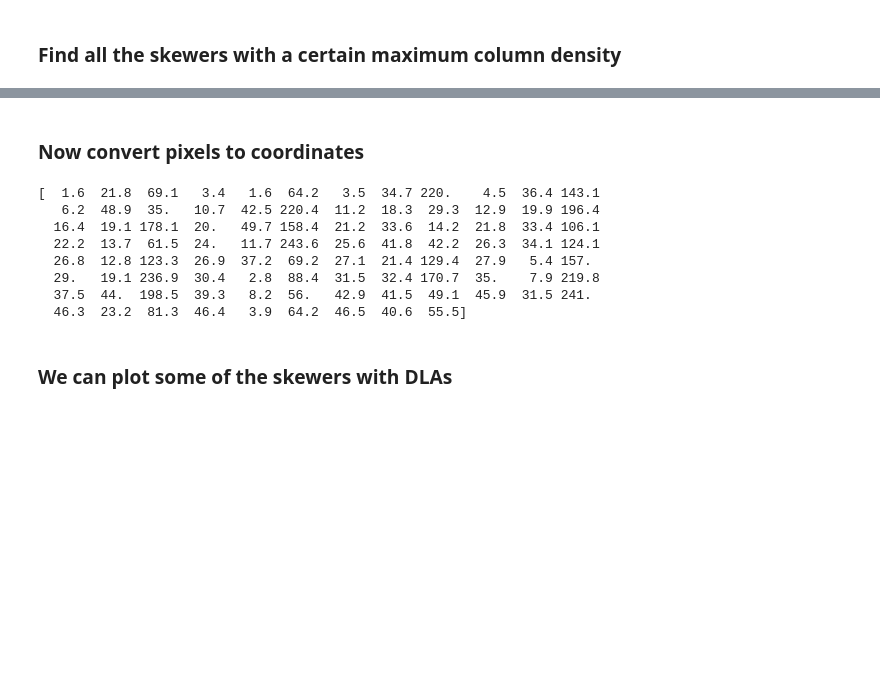
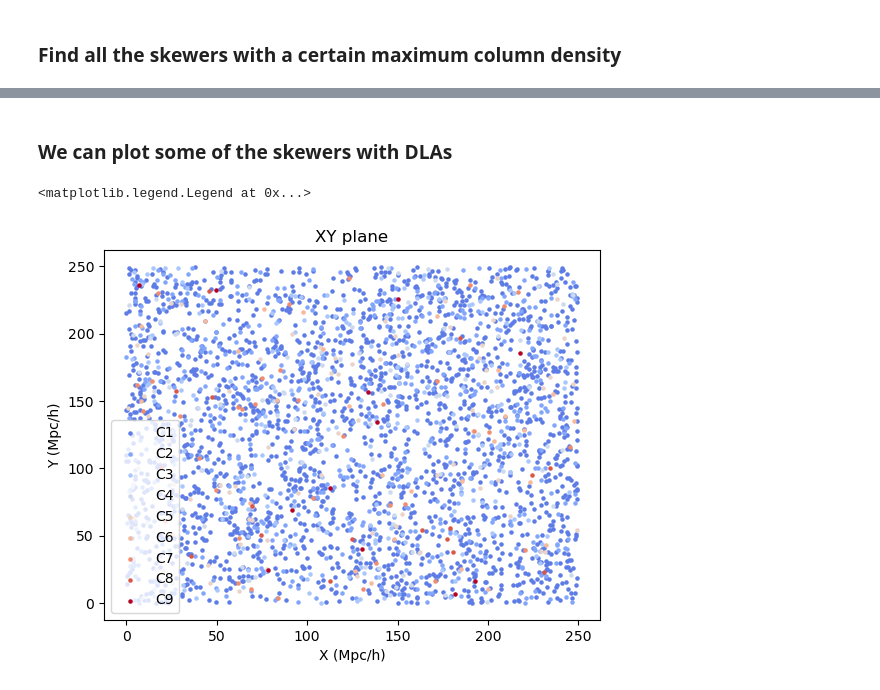
Before and after one commit to andreufont/astrid_hcd, a Jupyter notebook: DLAs_positions.ipynb, the cells around one changed output, grey strips where cells are left out. Cells and saved outputs as stored; diff of their text form; code cells hidden in the pictures; blank space fills up the shorter version.

```diff
--- a/DLAs_positions.ipynb
+++ b/DLAs_positions.ipynb
@@ -86,25 +84,16 @@ tau_on.shape
-# %%
-z=np.array([])
-for i in range(len(dlas)):
-    z=np.append(z, np.argmax(tau_on[skewer_index(dlas[i][0],dlas[i][1])]))
-# %%
-coords_pixel=np.array([])
-for i in range(len(dlas)):
-    coords_pixel=np.append(coords_pixel,[dlas[i][0],dlas[i][1],z[i]])
-# %% [markdown]
-### Now convert pixels to coordinates
-# %%
-coords = dz_hMpc*coords_pixel
-print(coords)
-# %% [output]
-[  1.6  21.8  69.1   3.4   1.6  64.2   3.5  34.7 220.    4.5  36.4 143.1
-   6.2  48.9  35.   10.7  42.5 220.4  11.2  18.3  29.3  12.9  19.9 196.4
-  16.4  19.1 178.1  20.   49.7 158.4  21.2  33.6  14.2  21.8  33.4 106.1
-  22.2  13.7  61.5  24.   11.7 243.6  25.6  41.8  42.2  26.3  34.1 124.1
-  26.8  12.8 123.3  26.9  37.2  69.2  27.1  21.4 129.4  27.9   5.4 157.
-  29.   19.1 236.9  30.4   2.8  88.4  31.5  32.4 170.7  35.    7.9 219.8
-  37.5  44.  198.5  39.3   8.2  56.   42.9  41.5  49.1  45.9  31.5 241.
-  46.3  23.2  81.3  46.4   3.9  64.2  46.5  40.6  55.5]
 # %% [markdown]
 ### We can plot some of the skewers with DLAs
+# %%
+cmap = plt.cm.coolwarm
+colors = cmap(np.linspace(0, 1, 10))
+for i in range(1,10):
+    plt.scatter(coordinates[i]["x"], coordinates[i]["y"], color = colors[i], label = "C"+str(i), s=5)
+
+plt.xlabel("X (Mpc/h)")
+plt.ylabel("Y (Mpc/h)")
+plt.title("XY plane")
+plt.legend()
+# %% [output]
+<matplotlib.legend.Legend at 0x...>
+[figure, added]
 # %%
```
Also changed, not shown: parts of 9 cells of this notebook.
